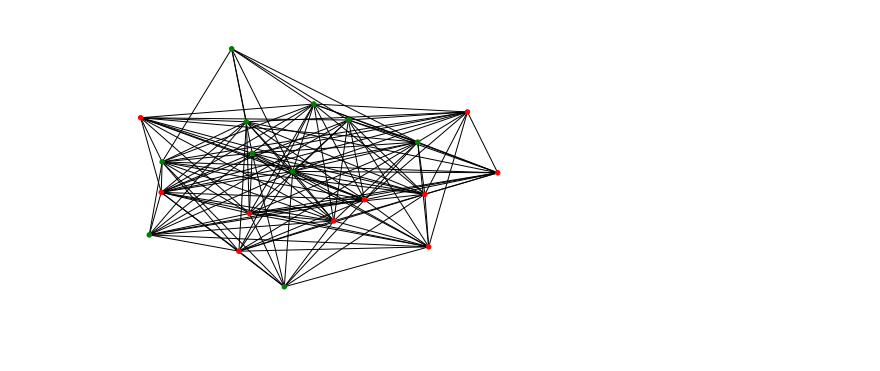
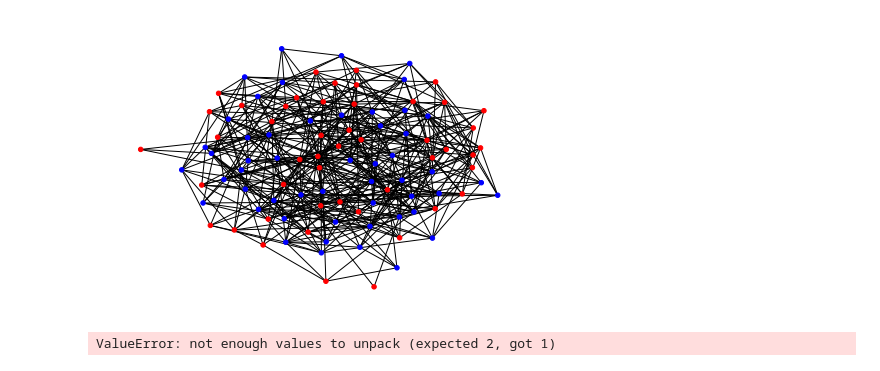
Before and after one commit to RassssD/Diss-model, a Jupyter notebook: testing.ipynb, the cells around one changed output. Saved outputs shown, nothing was run; the diff lists cells and outputs as text; code cells hidden in the pictures.

Commit message:
Added SES attribute, with random chance

```diff
--- a/testing.ipynb
+++ b/testing.ipynb
@@ -95,32 +24,21 @@ array([8, 2, 1, 9, 5, 7, 4])
-# %%
-
-# big command
-def update_simulation(current_graph):
-
-    parent_connections = find_parent_nodes_connections(current_graph) # DONE
-    parent_neighbour_connections = find_parent_neighbour_connections(current_graph, parent_connections) # DONE
-
-    # add the new node
-    new_node = new_node_birth(current_graph) # DONE
-
-    # combine the two
-    new_node_connections = np.concatenate((parent_connections, parent_neighbour_connections))
-    new_node_edges = edge_creator_helper(new_node, new_node_connections)
-
-
-
-
-    # copy graph with the added connections
-    new_graph = current_graph
-    new_graph.add_node(new_node)
-    new_graph.add_edges_from(new_node_edges)
-
-    return
-
-
-update_simulation(G)
-#nx.draw(G, with_labels = True)
-colormap = ['green' if node in initial_nodes else 'red' for node in G]
-nx.draw_kamada_kawai(G, node_color = colormap, node_size = 20, with_labels=False)
-# %% [output]
-[figure, removed]
+# %%
+
+SES_list = np.random.choice(['High', 'Low'], n, p=[0.5,0.5])
+nodes = [i for i in range(n)]
+SES_dict = {node: {'SES': SES_list[node]} for node in nodes}
+
+
+nx.set_node_attributes(G, SES_dict)
+
+
+colormap = ['blue' if SES == 'High' else 'red' for SES in SES_list]
+nx.draw_kamada_kawai(G, node_color = colormap, node_size = 20)
+# %% [output]
+[figure, added]
+# %%
+
+G.add_nodes_from([('A', {'SES': 'High'})])
+
+G.nodes['A']
+# %% [output]
+ValueError: not enough values to unpack (expected 2, got 1)
```
Also changed, not shown: parts of 3 cells of this notebook, 1 other file.
